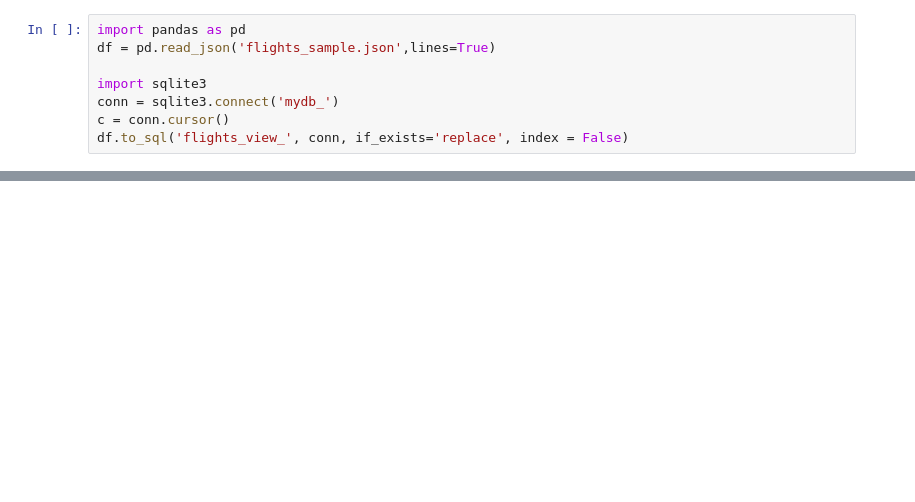
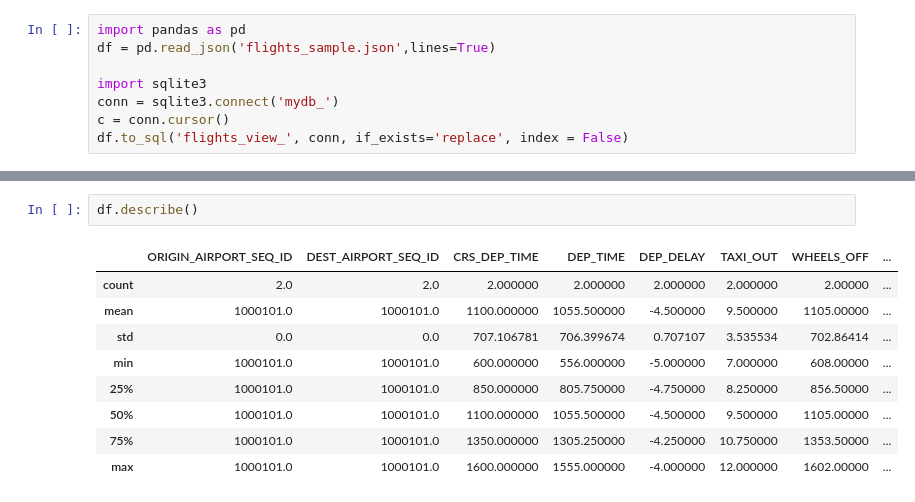
Before and after one commit to prakharsrivastava/powerbi, a Jupyter notebook: Data_Science_on_Google_Cloud_Platform_7.ipynb, the cells around one changed output, grey strips where cells are left out. Cells and saved outputs as stored; diff of their text form; blank space fills up the shorter version.

```diff
--- a/Data_Science_on_Google_Cloud_Platform_7.ipynb
+++ b/Data_Science_on_Google_Cloud_Platform_7.ipynb
@@ -53,0 +109,12 @@ UsageError: Cell magic `%%sql` not found.
+# %%
+df.describe()
+# %% [output]
+|  | ORIGIN_AIRPORT_SEQ_ID | DEST_AIRPORT_SEQ_ID | CRS_DEP_TIME | DEP_TIME | DEP_DELAY | TAXI_OUT | WHEELS_OFF | ... |
+| count | 2.0 | 2.0 | 2.000000 | 2.000000 | 2.000000 | 2.000000 | 2.00000 | ... |
+| mean | 1000101.0 | 1000101.0 | 1100.000000 | 1055.500000 | -4.500000 | 9.500000 | 1105.00000 | ... |
+| std | 0.0 | 0.0 | 707.106781 | 706.399674 | 0.707107 | 3.535534 | 702.86414 | ... |
+| min | 1000101.0 | 1000101.0 | 600.000000 | 556.000000 | -5.000000 | 7.000000 | 608.00000 | ... |
+| 25% | 1000101.0 | 1000101.0 | 850.000000 | 805.750000 | -4.750000 | 8.250000 | 856.50000 | ... |
+| 50% | 1000101.0 | 1000101.0 | 1100.000000 | 1055.500000 | -4.500000 | 9.500000 | 1105.00000 | ... |
+| 75% | 1000101.0 | 1000101.0 | 1350.000000 | 1305.250000 | -4.250000 | 10.750000 | 1353.50000 | ... |
+| max | 1000101.0 | 1000101.0 | 1600.000000 | 1555.000000 | -4.000000 | 12.000000 | 1602.00000 | ... |
```
Also changed, not shown: parts of 12 cells of this notebook.
